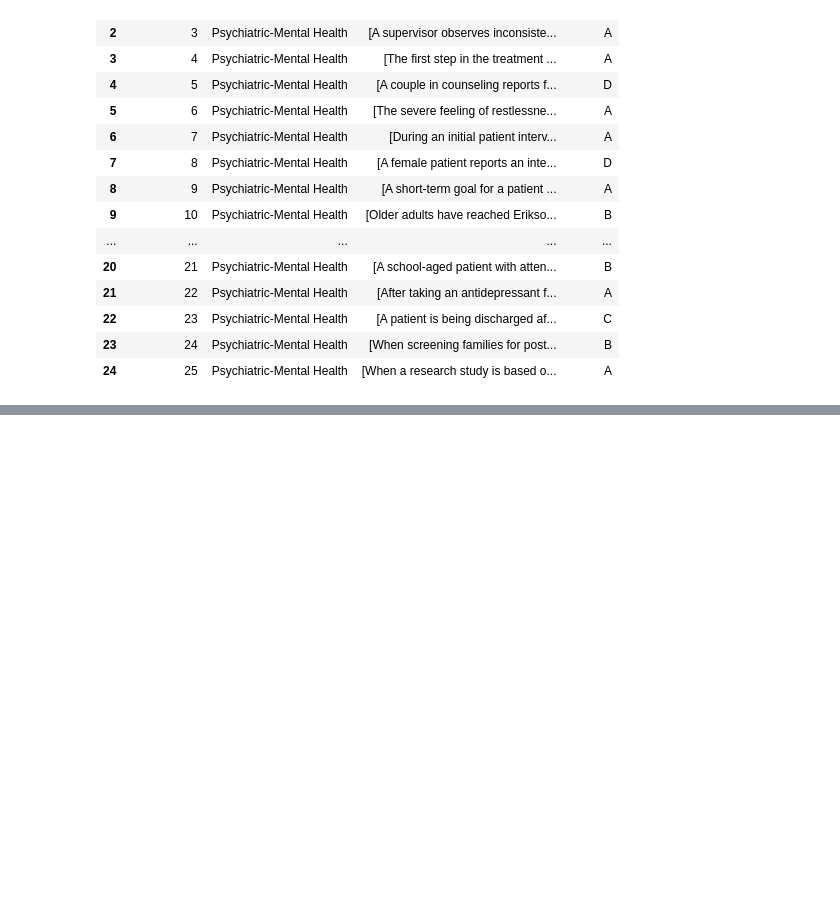
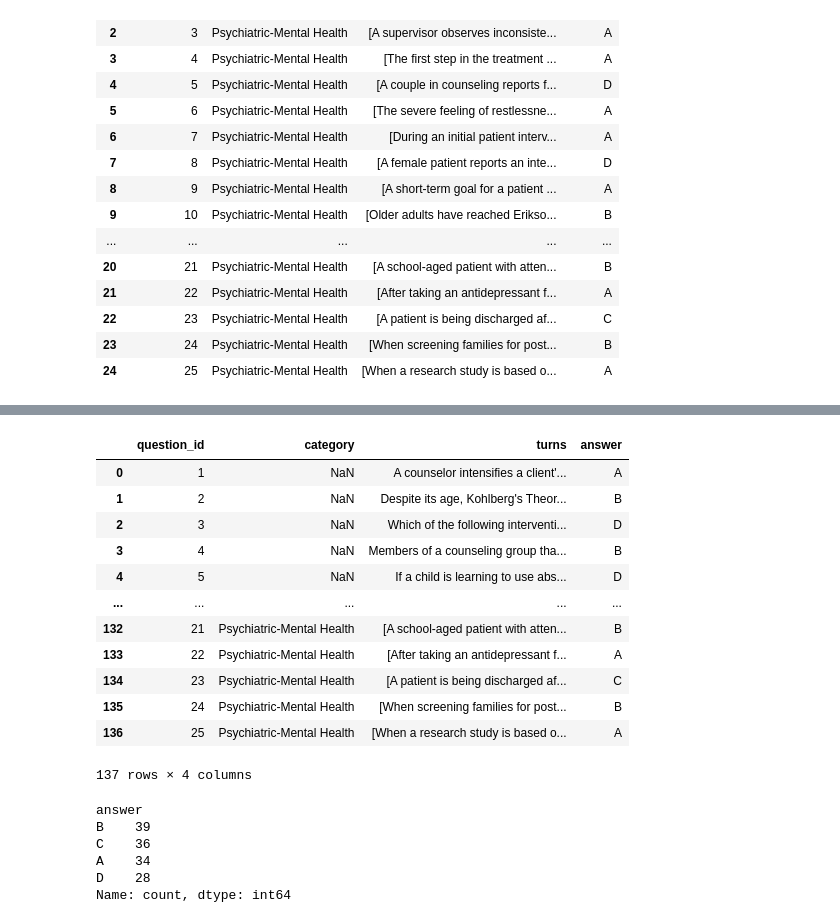
Before and after one commit to ChiaPatricia/MentalChat16K_Main, a Jupyter notebook: clean_JT_bench.ipynb, the cells around one changed output, grey strips where cells are left out. Cells and saved outputs as stored; diff of their text form; code cells hidden in the pictures; blank space fills up the shorter version.

```diff
--- a/clean_JT_bench.ipynb
+++ b/clean_JT_bench.ipynb
@@ -45 +82,29 @@ jt
+# %%
+mhmc.drop(columns=['answer_full'], inplace=True)
+
+new_mhmc = pd.concat([mhmc, jt], ignore_index=True)
+new_mhmc
+# %% [output]
+|  | question_id | category | turns | answer |
+| 0 | 1 | NaN | A counselor intensifies a client'... | A |
+| 1 | 2 | NaN | Despite its age, Kohlberg's Theor... | B |
+| 2 | 3 | NaN | Which of the following interventi... | D |
+| 3 | 4 | NaN | Members of a counseling group tha... | B |
+| 4 | 5 | NaN | If a child is learning to use abs... | D |
+| ... | ... | ... | ... | ... |
+| 132 | 21 | Psychiatric-Mental Health | [A school-aged patient with atten... | B |
+| 133 | 22 | Psychiatric-Mental Health | [After taking an antidepressant f... | A |
+| 134 | 23 | Psychiatric-Mental Health | [A patient is being discharged af... | C |
+| 135 | 24 | Psychiatric-Mental Health | [When screening families for post... | B |
+| 136 | 25 | Psychiatric-Mental Health | [When a research study is based o... | A |
+137 rows × 4 columns
+# %%
+new_mhmc["answer"].value_counts()
+# %% [output]
+answer
+B    39
+C    36
+A    34
+D    28
+Name: count, dtype: int64
 # %%
```
Also changed, not shown: parts of 10 cells of this notebook, 58 other files.
